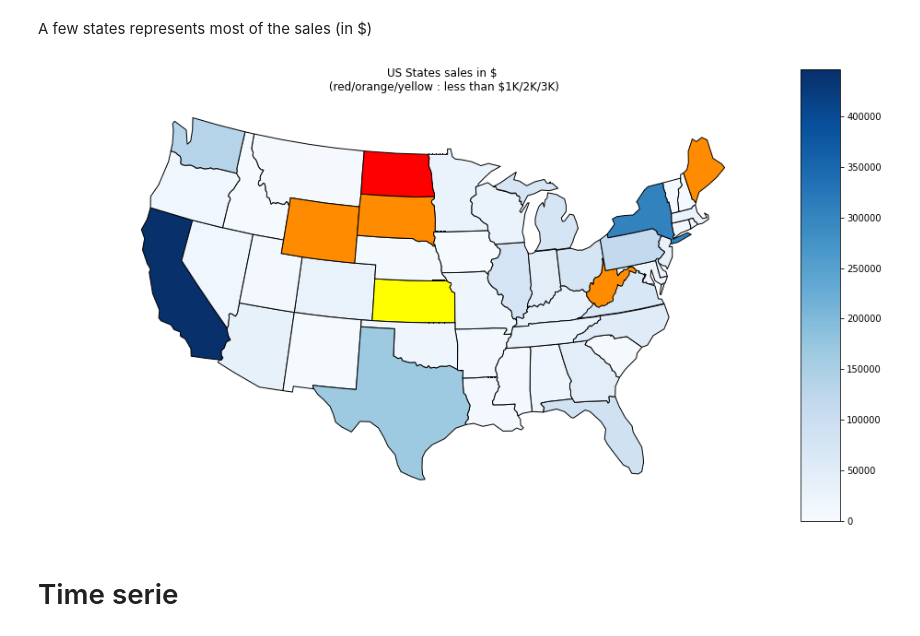
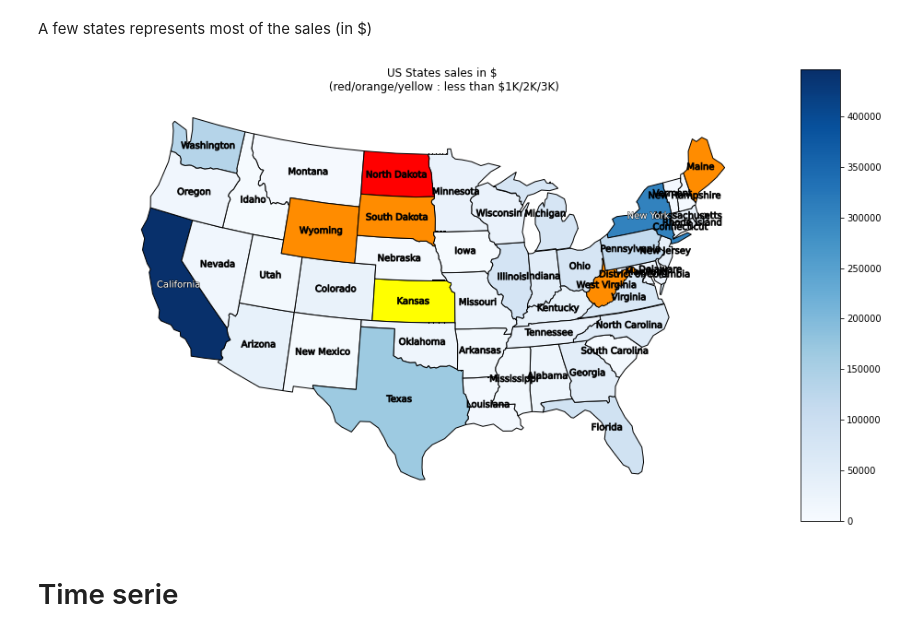
Before and after one commit to yannick42/notebooks, a Jupyter notebook: _notebooks/2022-04-22-Superstore_Sales_Dataset_(EDA).ipynb, the cells around one changed output. Cells and saved outputs as stored; diff of their text form; code cells hidden in the pictures.

```diff
--- a/_notebooks/2022-04-22-Superstore_Sales_Dataset_(EDA).ipynb
+++ b/_notebooks/2022-04-22-Superstore_Sales_Dataset_(EDA).ipynb
@@ -135,0 +139,16 @@ plt.show()
+# %%
+print("Sales :")
+# Skewness
+print("skewness : ", df['Sales'].skew()) # 12.98 : (highly) positive skew (tail longer toward the right)
+
+# Kurtosis
+print("kurtosis : ", df['Sales'].kurt()) # 304.44 : leptokurtic (because, > 3), pointy
+# => indicator that data has heavy outliers
+
+df["Duration"] = (pd.to_datetime(df["Ship Date"], format='%d/%m/%Y') - pd.to_datetime(df["Order Date"], format='%d/%m/%Y')).astype('timedelta64[h]').astype(np.int32) / 24
+print("\nShipping duration :")
+# Skewness
+print("skewness : ", df['Duration'].skew()) # -0.42 : fairly symmetrical (if between -0.5 and 0.5, 0=symmetrical)
+
+# Kurtosis
+print("kurtosis : ", df['Duration'].kurt()) # -0.28 : platykurtic (<3), negative => less pointy (slightly flatter) than the normal distribution
@@ -232,6 +259,7 @@ A few states represents most of the sales (in $)
 import matplotlib.patches as mpatches
 import matplotlib.pyplot as plt
 import matplotlib        as mpl
+import matplotlib.patheffects as PathEffects
 
 import shapely.geometry as sgeom
 import cartopy.crs as ccrs
@@ -271,37 +299,47 @@ cmap = mpl.cm.Blues(np.linspace(0, 1, int(df_2.max())+1))
 for state in shpreader.Reader(states_shp).records():
 
   state_name = state.attributes['name'].rstrip('\x00')
+  x = state.geometry.centroid.x
+  y = state.geometry.centroid.y
   try:
     value = int(df_2[state_name])
   except KeyError:
     value = 0
   #print(state_name, value, cmap[value])
 
   if value < min_worth:
     color = 'red'
   elif value < 2*min_worth:
     color = 'darkorange'
   elif value < 3*min_worth:
     color = 'yellow'
   else:
     color = cmap[value]
 
   # add a colored state
   ax.add_geometries(
     [state.geometry],
     ccrs.PlateCarree(),
     facecolor=color,
     edgecolor='black',
     #styler=colorize_state #func
   )
+  # add its name
+  if(state_name not in ['Hawaii', 'Alaska']):
+    ax.text(
+        x, y, state_name, color='black' if value < 300000 else 'white', size=10,
+        ha='center', va='center',
+        transform=ccrs.PlateCarree(),
+        path_effects=[PathEffects.withStroke(linewidth=1, foreground="k", alpha=.8)]
+    )
 
 ax2  = fig.add_axes([0.95,0.10,0.05,0.85])
 norm = mpl.colors.Normalize(vmin=0,vmax=df_2.max()+1)
 cb1  = mpl.colorbar.ColorbarBase(ax2,cmap=mpl.cm.Blues,norm=norm,orientation='vertical')
 
 plt.show()
 # %% [output]
-[figure, old version]
+[figure, new version]
 # %% [markdown]
 # Time serie
 # %% [markdown]
```
Also changed, not shown: parts of 9 cells of this notebook.
